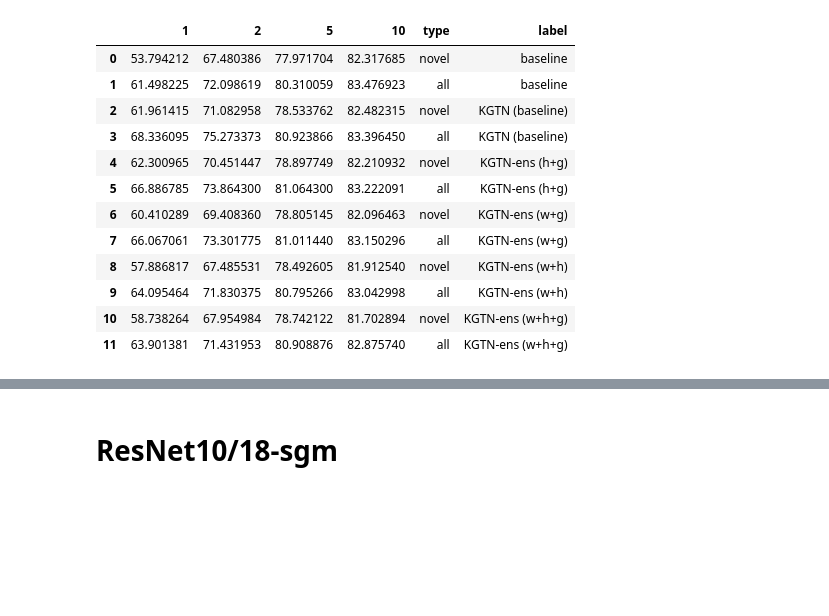
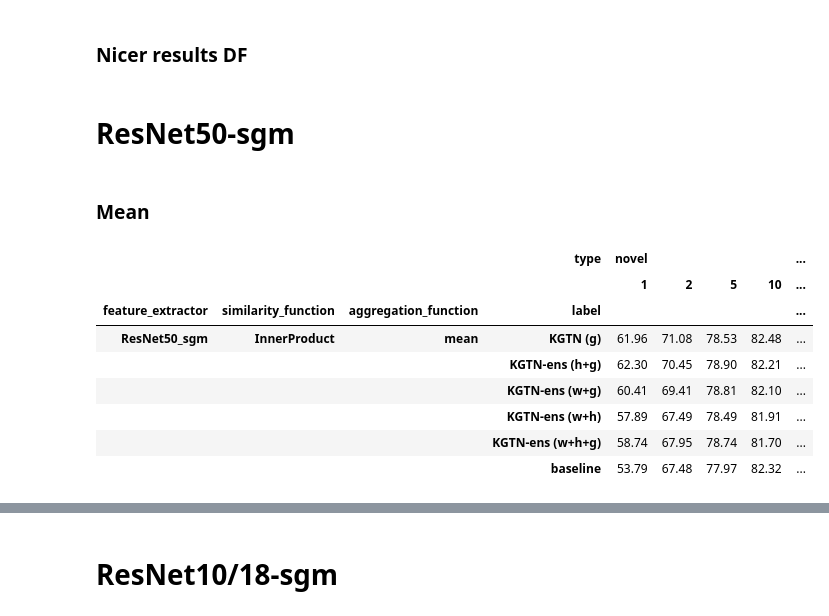
Before and after one commit to DominikFilipiak/KGTN-ens, a Jupyter notebook: notebooks/8_plots_kgtnens.ipynb, the cells around one changed output, grey strips where cells are left out. Cells and saved outputs as stored; diff of their text form; code cells hidden in the pictures; blank space fills up the shorter version.

```diff
--- a/notebooks/8_plots_kgtnens.ipynb
+++ b/notebooks/8_plots_kgtnens.ipynb
@@ -1,15 +1,12 @@
 # %%
 # !pip3 install pandas
 import matplotlib.pyplot as plt
-import numpy
 import pandas as pd
 import numpy as np
 import os
 import json
 import tikzplotlib
-from functools import partial
 
-plt.style.use('default')
-BASE_DIR = '/Users/dfilipiak/repositories/publikacje/PUB-2021-OneShotKG'
-PROJECT_DIR = f'{BASE_DIR}/KGTN2'
-FIGURES_DIR = f'{BASE_DIR}/figures'
+pd.set_option('display.max_rows', 200)
+pd.set_option("display.precision", 2)
+plt.style.use('dark_background')
@@ -18,5 +21,5 @@ Parse all results and load it to DataFrame.
 # %%
-def parse_results(resultsdir, repr, lr, wd, printing=False, stds_intead_of_means=False):
+def parse_results(resultsdir, repr, lr, wd, printing=False, results_aggreagation='mean'):
     outpath = '{}_' + 'lr_{:.3f}_wd_{:.3f}'.format(lr, wd) + '_expid_{:d}_lowshotn_{:d}.json'
     lowshotns = [1,2,5, 10]
     expids = [1,2,3,4,5]
@@ -28,8 +31,10 @@ def parse_results(resultsdir, repr, lr, wd, printing=False, stds_intead_of_means
                 out = json.load(f)
                 all_nums[j,i,:] = np.array(out['accs'])*100
 
-    if stds_intead_of_means:
+    if results_aggreagation == "std":
         means = np.std(all_nums, axis=1)
+    elif results_aggreagation == "max":
+        means = np.max(all_nums, axis=1)
     else:
         means = np.mean(all_nums, axis=1)
 
@@ -163,37 +176,63 @@ def tikzplotlib_fix_ncols(obj):
+# %% [markdown]
+### Nicer results DF
+# %%
+def get_pivot_df(df):
+    df_pivot = pd.pivot_table(
+    df,#[df.label.str.startswith('KGTN-ens')],
+    values=[1, 2, 5, 10],
+    index=['feature_extractor', 'similarity_function', 'aggregation_function', 'label'],
+    columns=['type']).swaplevel(0, 1, axis=1).sort_index(axis=1, level=[0,1], ascending=[False, True])
+
+    return df_pivot
+
+
+def get_best_models(df, feature_extractor, top_n=1):
+    df_melted = (
+        df[df.feature_extractor == feature_extractor]
+        .melt(id_vars=["type", "label", "feature_extractor", "aggregation_function", "similarity_function"], var_name="k", value_name="top-5 acc"))
+    df_melted["rank"] = (
+        df_melted
+        .groupby(["k", "type", "feature_extractor"])
+        .rank(method="dense", ascending=False)["top-5 acc"])
+    df_orderd = (
+        df_melted
+        .set_index(["feature_extractor", "type", "k"])
+        .sort_values(["k", "type", "rank"]))
+    return df_orderd[df_orderd["rank"] < top_n + 1]
+# %% [markdown]
+# ResNet50-sgm
+# %% [markdown]
+### Mean
 # %%
 aggregation_function = "mean"
 similarity_function = "InnerProduct"
 experiment_name = "KGTNens-ResNet50_sgm"
 feature_extractor = 'ResNet50_sgm'
 kgtn_ens_kgs = [f'hierarchy,glove', f'wiki,glove', f'wiki,hierarchy', f'wiki,hierarchy,glove']
 
 baseline_paths = [f"{BASE_DIR}/KGTN2/results/{feature_extractor}/{s1}" for s1 in
                     ["baseline", f'KGTN/{similarity_function}', *[f"KGTNens/{s2}-{aggregation_function}-{similarity_function}" for s2 in kgtn_ens_kgs]]]
 
 df = get_experiment_df(baseline_paths, feature_extractor, aggregation_function, similarity_function)
 df_diff = get_diff_between_baseline_and_experiments(df, 'KGTN (baseline)', 'KGTN-ens')
 
-df_std_mean = get_experiment_df(baseline_paths, feature_extractor, aggregation_function, similarity_function, stds_intead_of_means=True)
+df_std_mean = get_experiment_df(baseline_paths, feature_extractor, aggregation_function, similarity_function, results_aggreagation='std')
 df_std_mean = df_std_mean.set_index(['type', 'label'])
 
-df
+get_pivot_df(df)
 # print(df.filter(['type', 'label', 1, 2, 5, 10]).sort_values(['type', 'label']).to_latex(
 #     index=False,
 #     float_format="%.2f",
 #     caption='Knowledge graph ensembling (sum), top-5 accuracy',
 #     label='tab:ens-sum',
 #     ))
 # %% [output]
-|  | 1 | 2 | 5 | 10 | type | label |
-| 0 | 53.794212 | 67.480386 | 77.971704 | 82.317685 | novel | baseline |
-| 1 | 61.498225 | 72.098619 | 80.310059 | 83.476923 | all | baseline |
-| 2 | 61.961415 | 71.082958 | 78.533762 | 82.482315 | novel | KGTN (baseline) |
-| 3 | 68.336095 | 75.273373 | 80.923866 | 83.396450 | all | KGTN (baseline) |
-| 4 | 62.300965 | 70.451447 | 78.897749 | 82.210932 | novel | KGTN-ens (h+g) |
-| 5 | 66.886785 | 73.864300 | 81.064300 | 83.222091 | all | KGTN-ens (h+g) |
-| 6 | 60.410289 | 69.408360 | 78.805145 | 82.096463 | novel | KGTN-ens (w+g) |
-| 7 | 66.067061 | 73.301775 | 81.011440 | 83.150296 | all | KGTN-ens (w+g) |
-| 8 | 57.886817 | 67.485531 | 78.492605 | 81.912540 | novel | KGTN-ens (w+h) |
-| 9 | 64.095464 | 71.830375 | 80.795266 | 83.042998 | all | KGTN-ens (w+h) |
-| 10 | 58.738264 | 67.954984 | 78.742122 | 81.702894 | novel | KGTN-ens (w+h+g) |
-| 11 | 63.901381 | 71.431953 | 80.908876 | 82.875740 | all | KGTN-ens (w+h+g) |
+|  |  |  | type | novel |  |  |  | ... |
+|  |  |  |  | 1 | 2 | 5 | 10 | ... |
+| feature_extractor | similarity_function | aggregation_function | label |  |  |  |  | ... |
+| ResNet50_sgm | InnerProduct | mean | KGTN (g) | 61.96 | 71.08 | 78.53 | 82.48 | ... |
+|  |  |  | KGTN-ens (h+g) | 62.30 | 70.45 | 78.90 | 82.21 | ... |
+|  |  |  | KGTN-ens (w+g) | 60.41 | 69.41 | 78.81 | 82.10 | ... |
+|  |  |  | KGTN-ens (w+h) | 57.89 | 67.49 | 78.49 | 81.91 | ... |
+|  |  |  | KGTN-ens (w+h+g) | 58.74 | 67.95 | 78.74 | 81.70 | ... |
+|  |  |  | baseline | 53.79 | 67.48 | 77.97 | 82.32 | ... |
```
Also changed, not shown: parts of 33 cells of this notebook.
